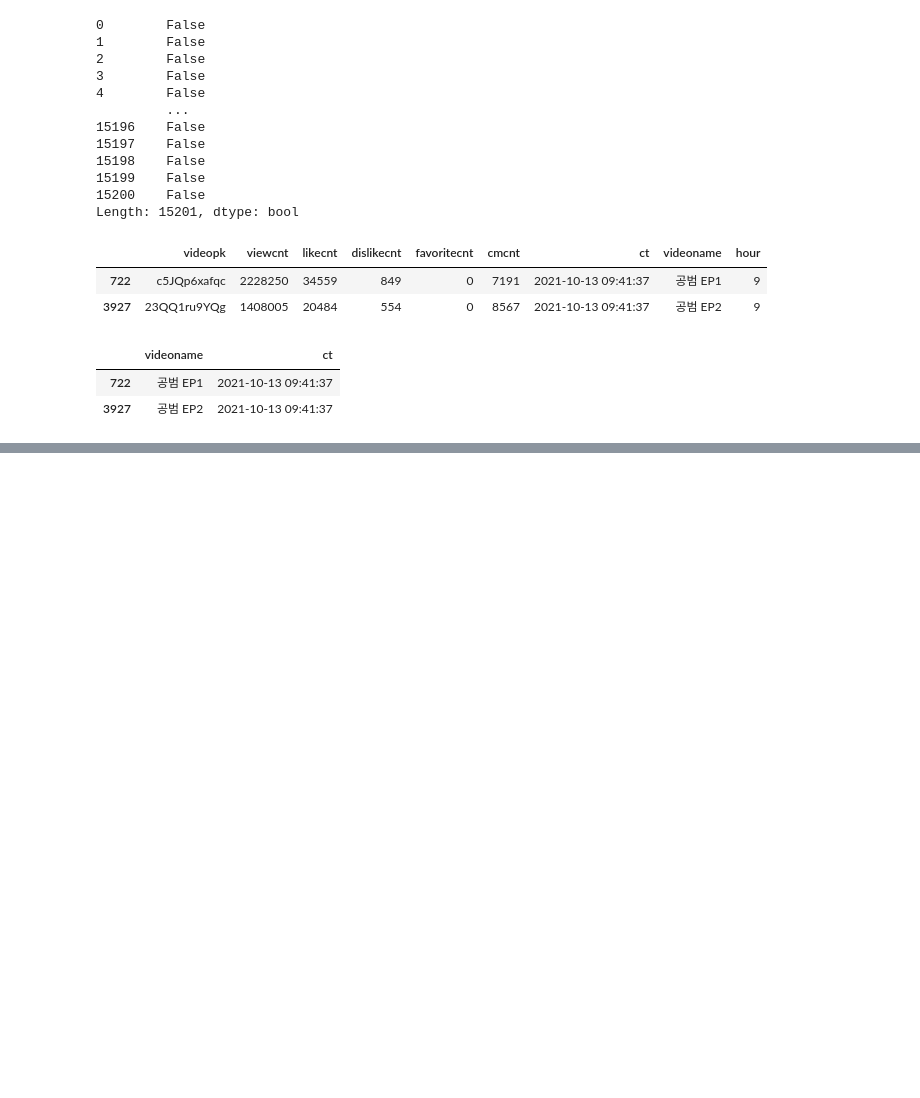
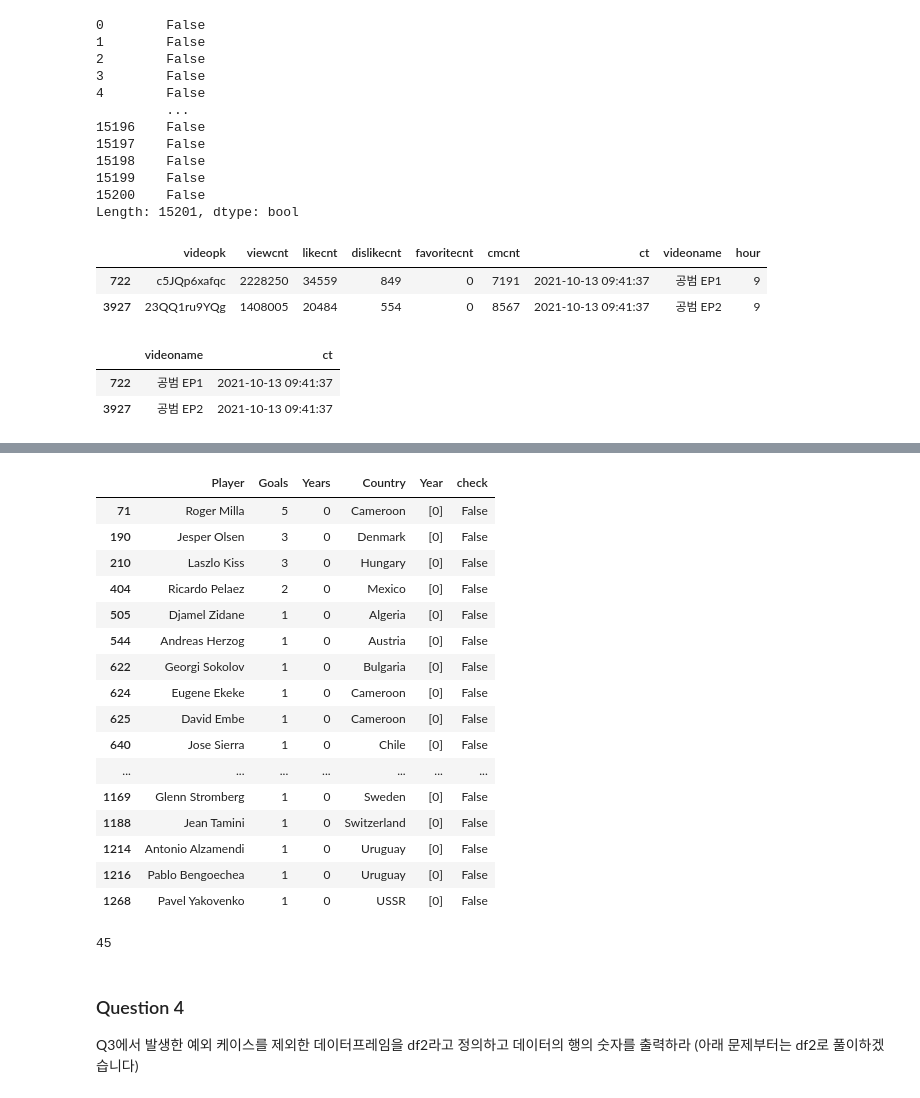
Before and after one commit to dduniverse/Bigdata_Analyst_Certificate, a Jupyter notebook: [빅분기_실기]_DataManim_작업_1유형.ipynb, the cells around one changed output, grey strips where cells are left out. Drawn from its saved outputs; the diff is of its cells as text; code cells hidden in the pictures; blank space fills up the shorter version.

```diff
--- a/[빅분기_실기]_DataManim_작업_1유형.ipynb
+++ b/[빅분기_실기]_DataManim_작업_1유형.ipynb
@@ -992,0 +998,5 @@ video[video.duplicated()][['videoname','ct']]
+# %%
+import pandas as pd
+
+df= pd.read_csv('https://raw.githubusercontent.com/Datamanim/datarepo/main/worldcup/worldcupgoals.csv')
+df
@@ -992,0 +1152,29 @@ video[video.duplicated()][['videoname','ct']]
+# %%
+# 'check' 컬럼 값이 Fasle인 데이터(연도 표기가 4자리가 아닌 데이터) 확인
+df[df['check']==False]
+# %% [output]
+|  | Player | Goals | Years | Country | Year | check |
+| 71 | Roger Milla | 5 | 0 | Cameroon | [0] | False |
+| 190 | Jesper Olsen | 3 | 0 | Denmark | [0] | False |
+| 210 | Laszlo Kiss | 3 | 0 | Hungary | [0] | False |
+| 404 | Ricardo Pelaez | 2 | 0 | Mexico | [0] | False |
+| 505 | Djamel Zidane | 1 | 0 | Algeria | [0] | False |
+| 544 | Andreas Herzog | 1 | 0 | Austria | [0] | False |
+| 622 | Georgi Sokolov | 1 | 0 | Bulgaria | [0] | False |
+| 624 | Eugene Ekeke | 1 | 0 | Cameroon | [0] | False |
+| 625 | David Embe | 1 | 0 | Cameroon | [0] | False |
+| 640 | Jose Sierra | 1 | 0 | Chile | [0] | False |
+| ... | ... | ... | ... | ... | ... | ... |
+| 1169 | Glenn Stromberg | 1 | 0 | Sweden | [0] | False |
+| 1188 | Jean Tamini | 1 | 0 | Switzerland | [0] | False |
+| 1214 | Antonio Alzamendi | 1 | 0 | Uruguay | [0] | False |
+| 1216 | Pablo Bengoechea | 1 | 0 | Uruguay | [0] | False |
+| 1268 | Pavel Yakovenko | 1 | 0 | USSR | [0] | False |
+# %%
+# 'check' 컬럼 값이 Fasle인 데이터(연도 표기가 4자리가 아닌 데이터)의 개수 구하기
+len(df[df['check']==False])
+# %% [output]
+45
+# %% [markdown]
+### Question 4
+Q3에서 발생한 예외 케이스를 제외한 데이터프레임을 df2라고 정의하고 데이터의 행의 숫자를 출력하라 (아래 문제부터는 df2로 풀이하겠습니다)
```
Also changed, not shown: parts of 38 cells of this notebook.
